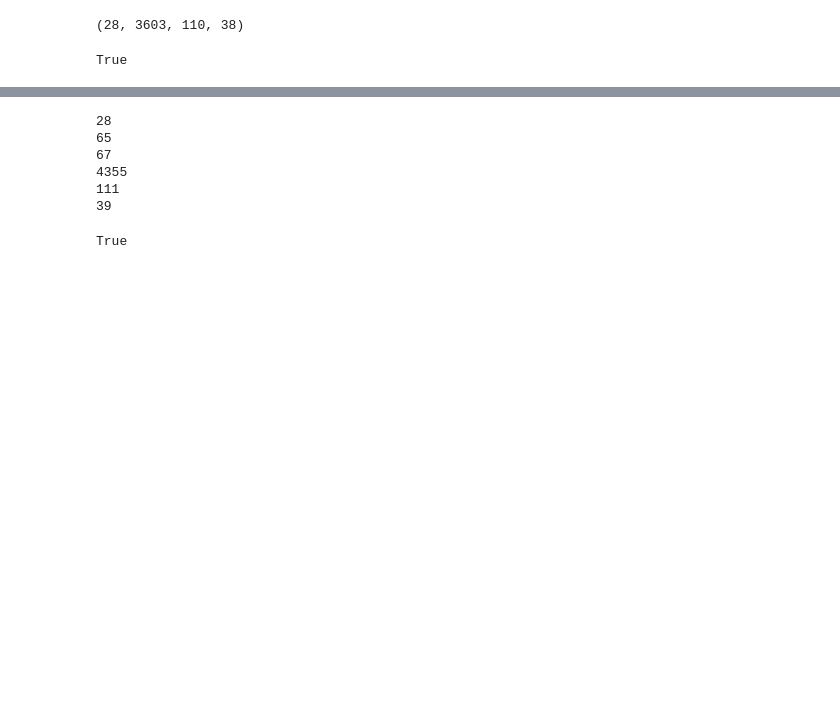
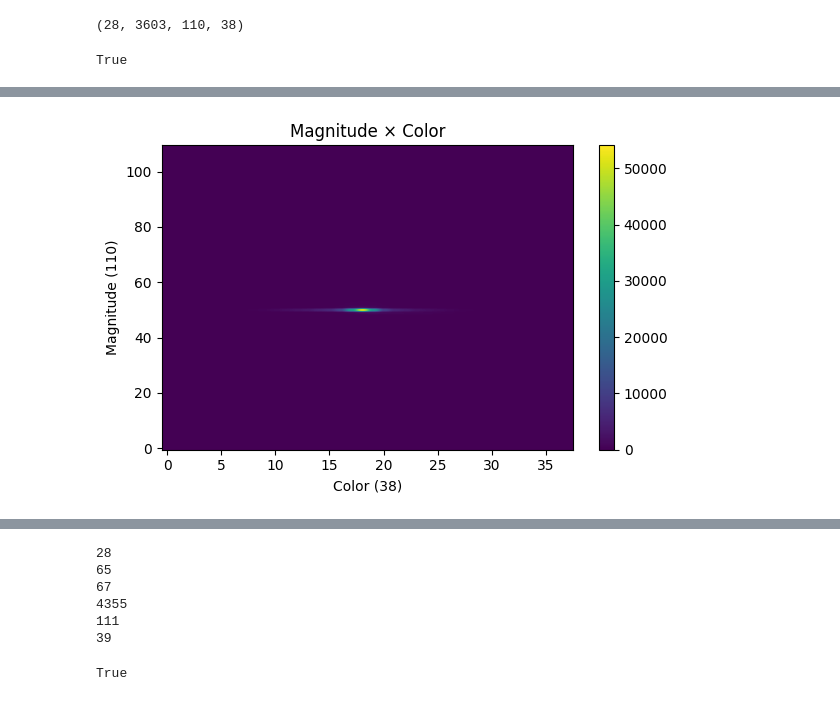
Before and after one commit to Rachel-0420/Cross-Entropy-Fast-Transient, a Jupyter notebook: cross_entropy_btw_supernovae.ipynb, the cells around one changed output, grey strips where cells are left out. Cells and saved outputs as stored; diff of their text form; code cells hidden in the pictures; blank space fills up the shorter version.

```diff
--- a/cross_entropy_btw_supernovae.ipynb
+++ b/cross_entropy_btw_supernovae.ipynb
@@ -66,0 +115,13 @@ True
+# %%
+proj = Data1.mean(axis=(0,1))  # collapse time & band pairs → (110, 38)
+
+plt.figure(figsize=(6,4))
+plt.imshow(proj, aspect='auto', origin='lower')
+plt.colorbar()
+plt.title("Magnitude × Color")
+plt.xlabel("Color (38)")
+plt.ylabel("Magnitude (110)")
+plt.tight_layout()
+plt.show()
+# %% [output]
+[figure, added]
```
Also changed, not shown: parts of 18 cells of this notebook.
